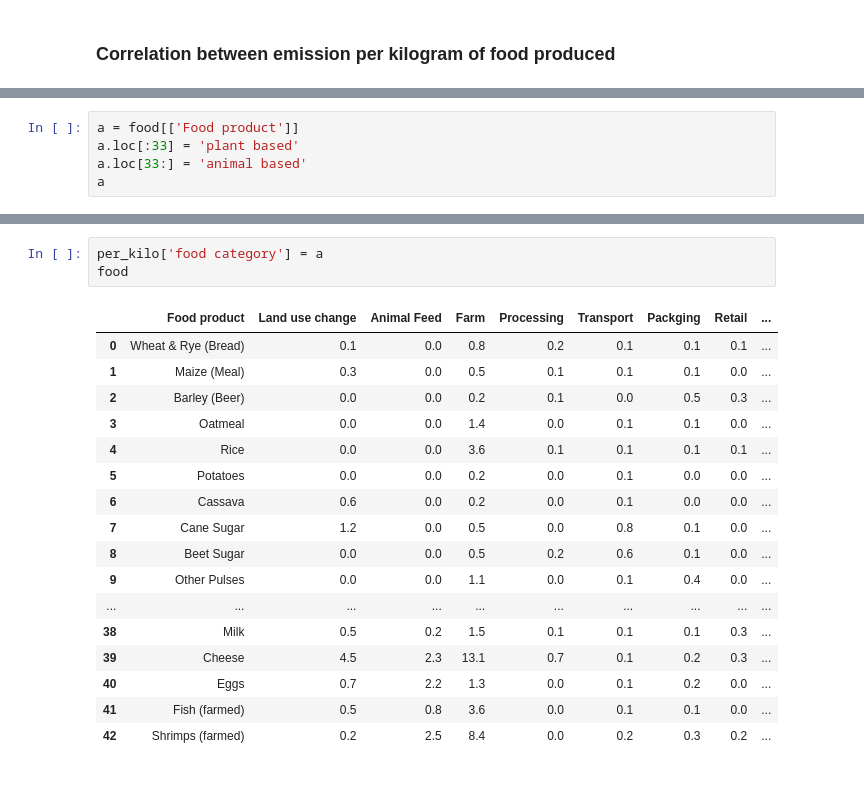
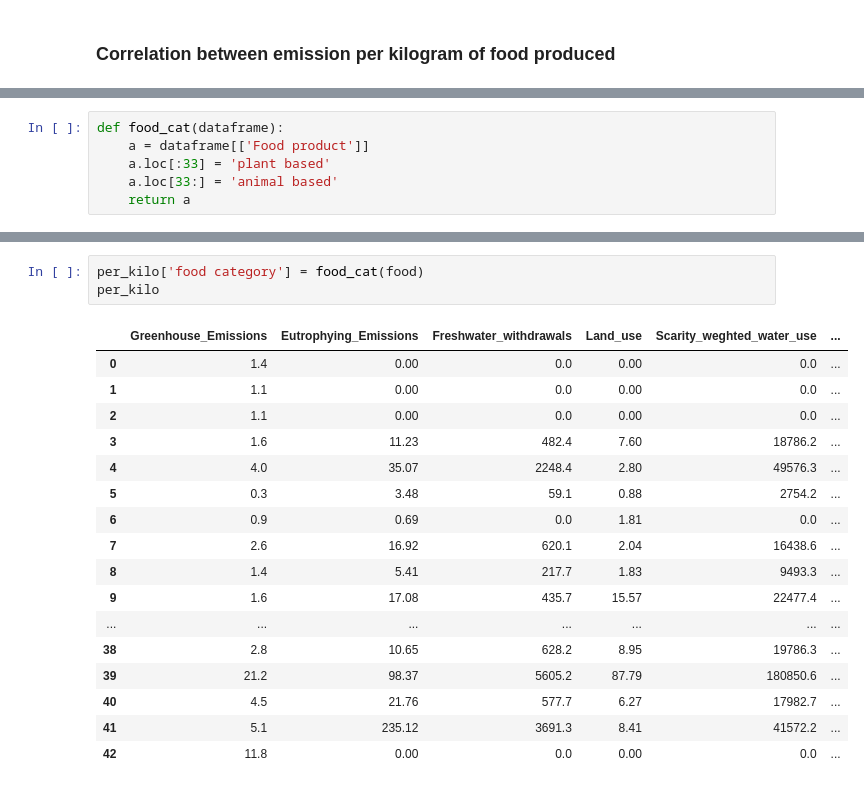
Before and after one commit to Storerun/eda_food_production, a Jupyter notebook: food_productionEDA.ipynb, the cells around one changed output, grey strips where cells are left out. Cells and saved outputs as stored; diff of their text form.

```diff
--- a/food_productionEDA.ipynb
+++ b/food_productionEDA.ipynb
@@ -737,5 +691,6 @@ def cat(b):
 # %%
-a = food[['Food product']]
-a.loc[:33] = 'plant based'
-a.loc[33:] = 'animal based'
-a
+def food_cat(dataframe):
+    a = dataframe[['Food product']]
+    a.loc[:33] = 'plant based'
+    a.loc[33:] = 'animal based'
+    return a
@@ -760,22 +697,22 @@ a
 # %%
-per_kilo['food category'] = a
-food
+per_kilo['food category'] = food_cat(food)
+per_kilo
 # %% [output]
-|  | Food product | Land use change | Animal Feed | Farm | Processing | Transport | Packging | Retail | ... |
-| 0 | Wheat & Rye (Bread) | 0.1 | 0.0 | 0.8 | 0.2 | 0.1 | 0.1 | 0.1 | ... |
-| 1 | Maize (Meal) | 0.3 | 0.0 | 0.5 | 0.1 | 0.1 | 0.1 | 0.0 | ... |
-| 2 | Barley (Beer) | 0.0 | 0.0 | 0.2 | 0.1 | 0.0 | 0.5 | 0.3 | ... |
-| 3 | Oatmeal | 0.0 | 0.0 | 1.4 | 0.0 | 0.1 | 0.1 | 0.0 | ... |
-| 4 | Rice | 0.0 | 0.0 | 3.6 | 0.1 | 0.1 | 0.1 | 0.1 | ... |
-| 5 | Potatoes | 0.0 | 0.0 | 0.2 | 0.0 | 0.1 | 0.0 | 0.0 | ... |
-| 6 | Cassava | 0.6 | 0.0 | 0.2 | 0.0 | 0.1 | 0.0 | 0.0 | ... |
-| 7 | Cane Sugar | 1.2 | 0.0 | 0.5 | 0.0 | 0.8 | 0.1 | 0.0 | ... |
-| 8 | Beet Sugar | 0.0 | 0.0 | 0.5 | 0.2 | 0.6 | 0.1 | 0.0 | ... |
-| 9 | Other Pulses | 0.0 | 0.0 | 1.1 | 0.0 | 0.1 | 0.4 | 0.0 | ... |
-| ... | ... | ... | ... | ... | ... | ... | ... | ... | ... |
-| 38 | Milk | 0.5 | 0.2 | 1.5 | 0.1 | 0.1 | 0.1 | 0.3 | ... |
-| 39 | Cheese | 4.5 | 2.3 | 13.1 | 0.7 | 0.1 | 0.2 | 0.3 | ... |
-| 40 | Eggs | 0.7 | 2.2 | 1.3 | 0.0 | 0.1 | 0.2 | 0.0 | ... |
-| 41 | Fish (farmed) | 0.5 | 0.8 | 3.6 | 0.0 | 0.1 | 0.1 | 0.0 | ... |
-| 42 | Shrimps (farmed) | 0.2 | 2.5 | 8.4 | 0.0 | 0.2 | 0.3 | 0.2 | ... |
+|  | Greenhouse_Emissions | Eutrophying_Emissions | Freshwater_withdrawals | Land_use | Scarity_weghted_water_use | ... |
+| 0 | 1.4 | 0.00 | 0.0 | 0.00 | 0.0 | ... |
+| 1 | 1.1 | 0.00 | 0.0 | 0.00 | 0.0 | ... |
+| 2 | 1.1 | 0.00 | 0.0 | 0.00 | 0.0 | ... |
+| 3 | 1.6 | 11.23 | 482.4 | 7.60 | 18786.2 | ... |
+| 4 | 4.0 | 35.07 | 2248.4 | 2.80 | 49576.3 | ... |
+| 5 | 0.3 | 3.48 | 59.1 | 0.88 | 2754.2 | ... |
+| 6 | 0.9 | 0.69 | 0.0 | 1.81 | 0.0 | ... |
+| 7 | 2.6 | 16.92 | 620.1 | 2.04 | 16438.6 | ... |
+| 8 | 1.4 | 5.41 | 217.7 | 1.83 | 9493.3 | ... |
+| 9 | 1.6 | 17.08 | 435.7 | 15.57 | 22477.4 | ... |
+| ... | ... | ... | ... | ... | ... | ... |
+| 38 | 2.8 | 10.65 | 628.2 | 8.95 | 19786.3 | ... |
+| 39 | 21.2 | 98.37 | 5605.2 | 87.79 | 180850.6 | ... |
+| 40 | 4.5 | 21.76 | 577.7 | 6.27 | 17982.7 | ... |
+| 41 | 5.1 | 235.12 | 3691.3 | 8.41 | 41572.2 | ... |
+| 42 | 11.8 | 0.00 | 0.0 | 0.00 | 0.0 | ... |
 # %%
```
Also changed, not shown: parts of 19 cells of this notebook.
